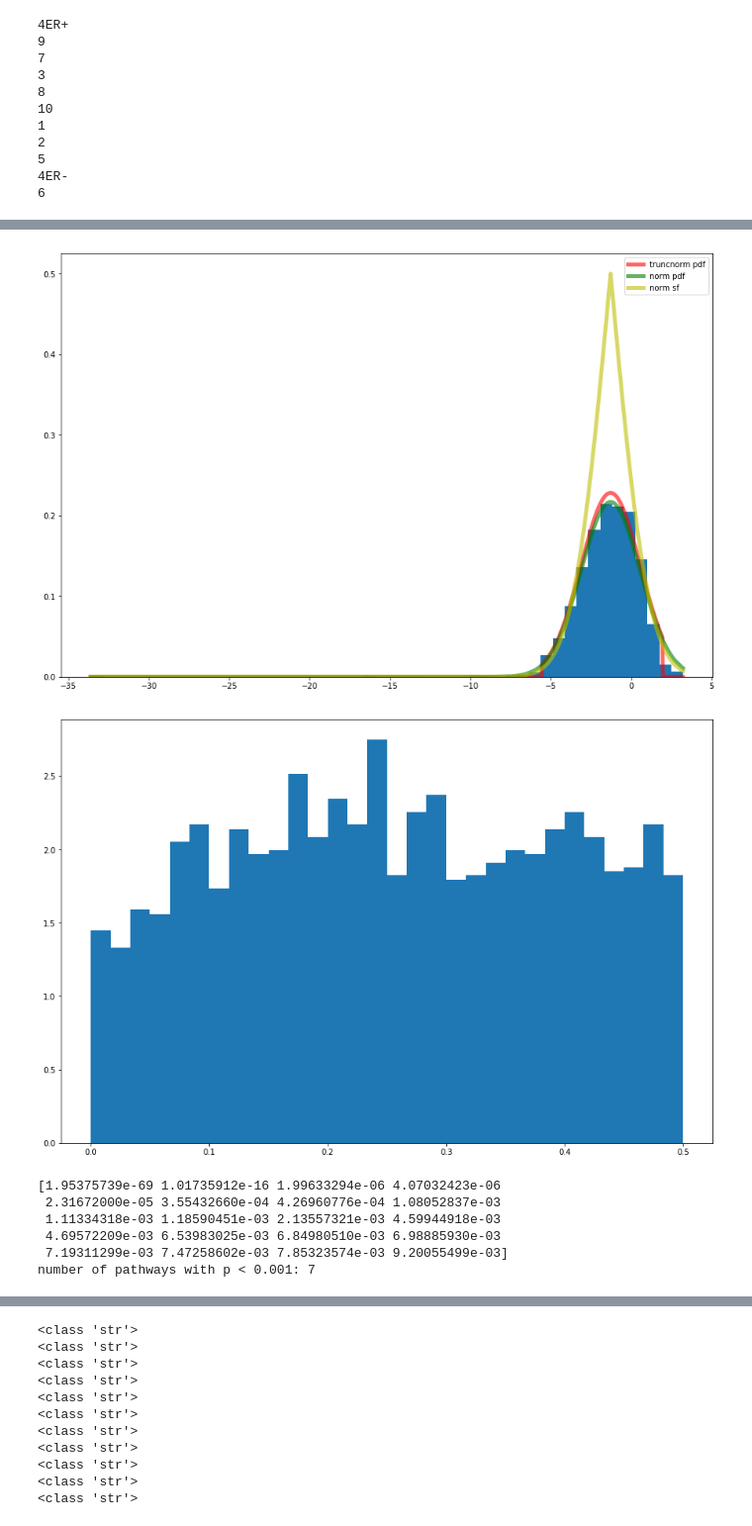
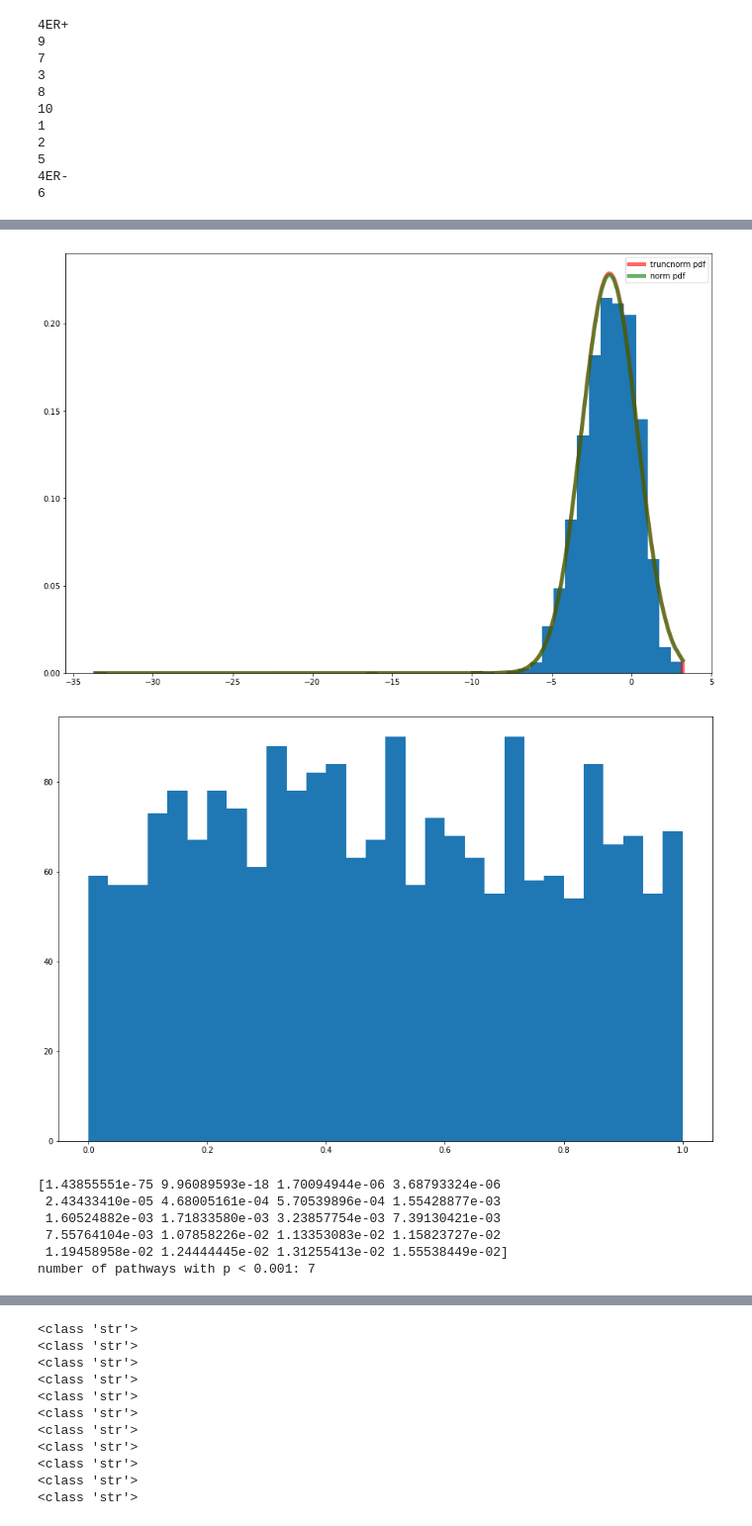
Before and after one commit to statisticalbiotechnology/wall, a Jupyter notebook: src/anova_failures_of_null.ipynb, the cells around one changed output, grey strips where cells are left out. Shown at 99% size. Saved outputs shown, nothing was run; the diff lists cells and outputs as text; code cells hidden in the pictures.

```diff
--- a/src/anova_failures_of_null.ipynb
+++ b/src/anova_failures_of_null.ipynb
@@ -100,14 +100,15 @@ def failures_of_null_anova(cluster, my_xa, my_xb, iterations=10000):
     ax.hist(z_scores, bins=50, density=True)
     ax.plot(z_scores, truncnorm.pdf(z_scores, par[0], par[1], par[2], par[3]), 'r-', lw=5, alpha=0.6, label='truncnorm pdf')
     ax.plot(z_scores, norm.pdf(z_scores, par[2], par[3]), 'g-', lw=5, alpha=0.6, label='norm pdf')
-    ax.plot(z_scores, norm.sf(abs(z_scores-par[2]), 0, par[3]), 'y-', lw=5, alpha=0.6, label='norm sf')
+    #ax.plot(z_scores, norm.sf(abs(z_scores-par[2]), 0, par[3])*2, 'y-', lw=5, alpha=0.6, label='norm sf')
     ax.legend(loc='best')
+    plt.savefig('newsfplot.png')
     plt.show()
 
-    p_vals = norm.sf(abs(z_scores-par[2]), 0, par[3])
+    p_vals = norm.sf(abs(z_scores-par[2]), 0, par[3])*2
 
     plt.figure(figsize=(15, 10))
-    plt.hist(p_vals, bins=30, density=True)
+    plt.hist(p_vals, bins=30)
     plt.show()
     #print(pvalues[:10])
     print(p_vals[:20])
@@ -262,5 +263,5 @@ number of pathways with p < 0.001: 117
 # %%
-failures_of_null_anova('6', 1, 99)
+failures_of_null_anova('6', 0.1, 99.99)
 # %% [output]
 [-33.62247858 -16.41150422  -9.77234282 ...   3.21698071   3.21743531
    3.21760124]
@@ -274,10 +275,10 @@ Optimization terminated successfully.    (Exit mode 0)
-[figure, old version]
+[figure, new version]
-[figure, old version]
+[figure, new version]
-[1.95375739e-69 1.01735912e-16 1.99633294e-06 4.07032423e-06
- 2.31672000e-05 3.55432660e-04 4.26960776e-04 1.08052837e-03
- 1.11334318e-03 1.18590451e-03 2.13557321e-03 4.59944918e-03
- 4.69572209e-03 6.53983025e-03 6.84980510e-03 6.98885930e-03
- 7.19311299e-03 7.47258602e-03 7.85323574e-03 9.20055499e-03]
+[1.43855551e-75 9.96089593e-18 1.70094944e-06 3.68793324e-06
+ 2.43433410e-05 4.68005161e-04 5.70539896e-04 1.55428877e-03
+ 1.60524882e-03 1.71833580e-03 3.23857754e-03 7.39130421e-03
+ 7.55764104e-03 1.07858226e-02 1.13353083e-02 1.15823727e-02
+ 1.19458958e-02 1.24444445e-02 1.31255413e-02 1.55538449e-02]
 number of pathways with p < 0.001: 7
 # %%
 failures_of_null_anova('7', 61, 99.99)
```
Also changed, not shown: parts of 16 cells of this notebook, 20 other files.
